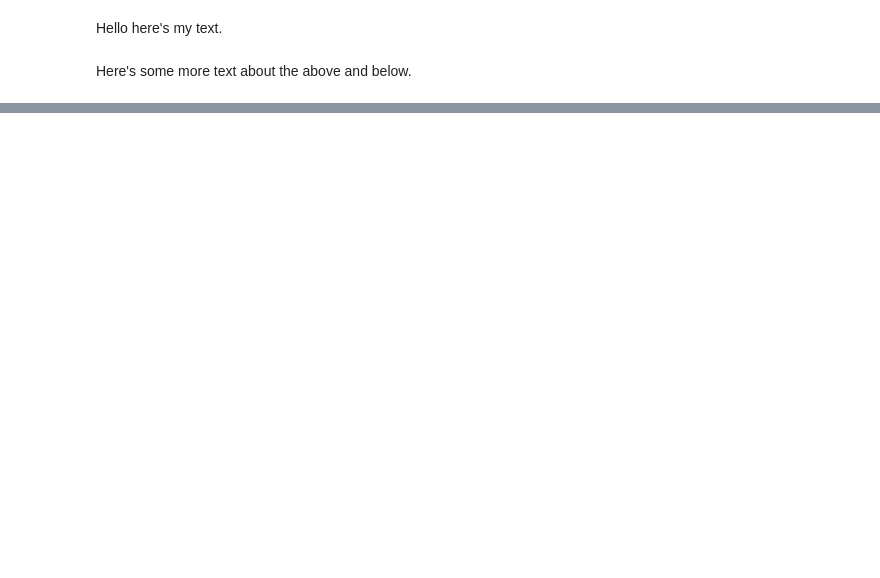
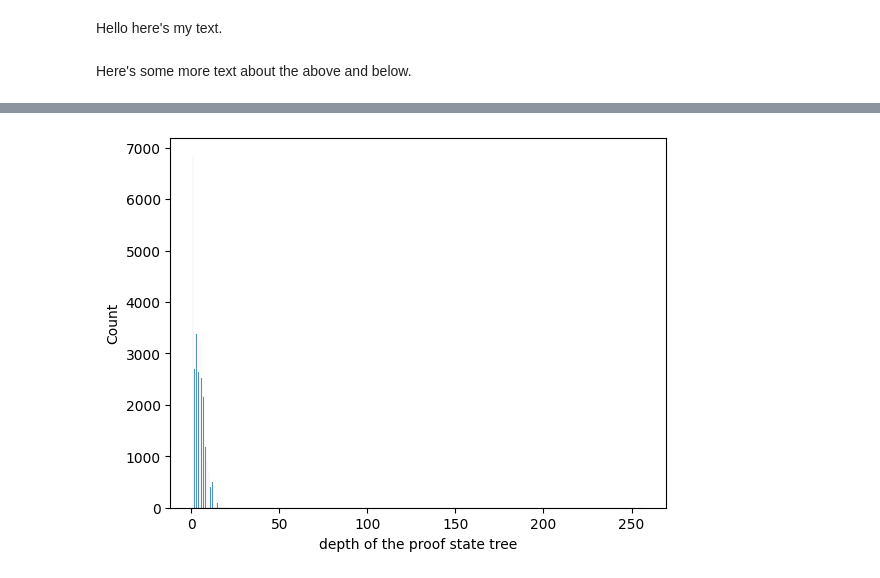
Before and after one commit to huubdejong/coq-tactician-api, a Jupyter notebook: experiments-jdg/tacticDistributions.ipynb, the cells around one changed output, grey strips where cells are left out. Cells and saved outputs as stored; diff of their text form; code cells hidden in the pictures; blank space fills up the shorter version.

```diff
--- a/experiments-jdg/tacticDistributions.ipynb
+++ b/experiments-jdg/tacticDistributions.ipynb
@@ -312,0 +194,7 @@ plt.show()
+# %%
+sns.histplot(treeDepths,log_scale=False)
+plt.xlabel("depth of the proof state tree")
+plt.savefig("TreeDepths.svg")
+plt.show()
+# %% [output]
+[figure, added]
```
Also changed, not shown: parts of 36 cells of this notebook.
